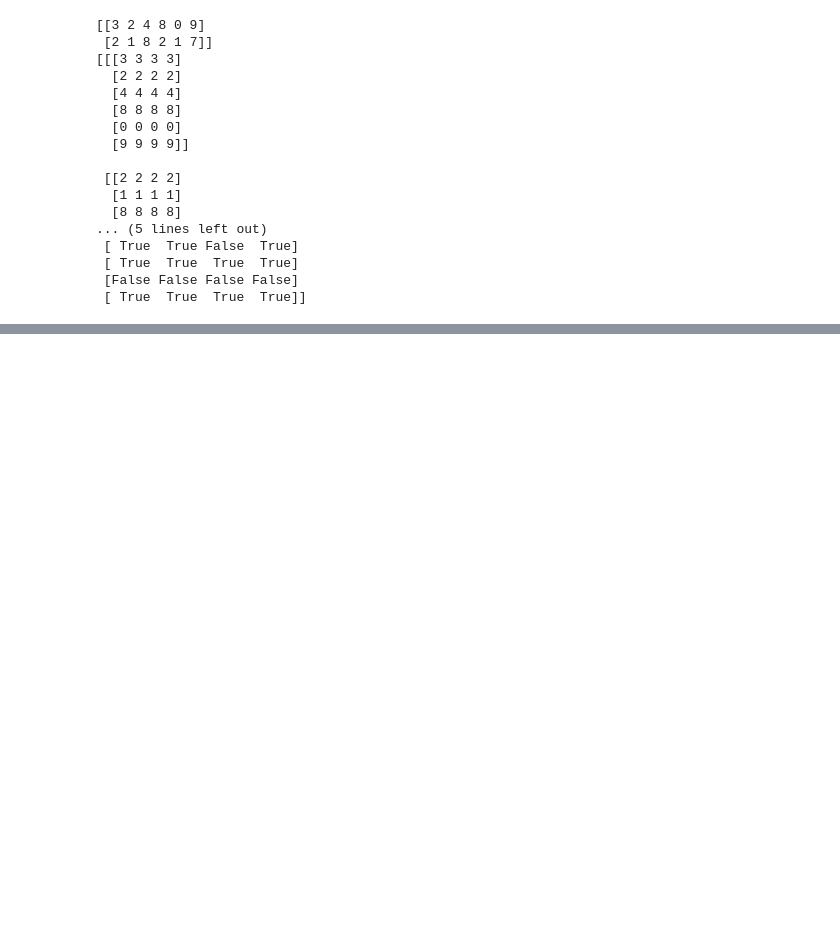
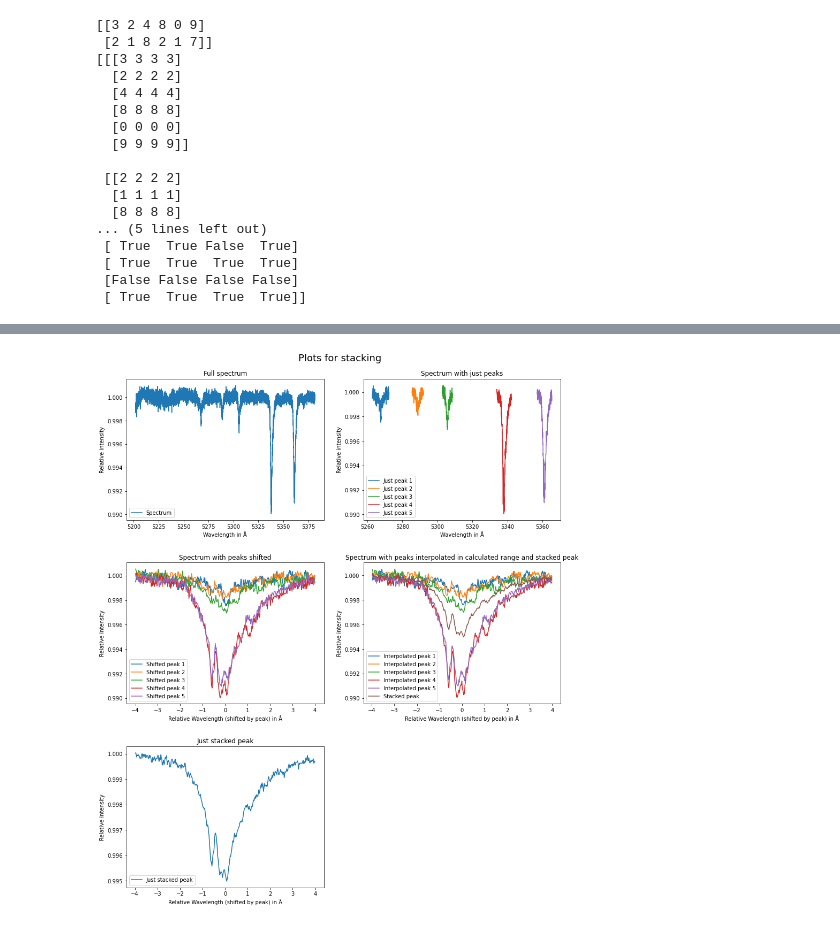
Before and after one commit to jancami/edibles, a Jupyter notebook: edibles/utils/Harshit/stackingFunctions.ipynb, the cells around one changed output, grey strips where cells are left out. Saved outputs shown, nothing was run; the diff lists cells and outputs as text; code cells hidden in the pictures; blank space fills up the shorter version.

```diff
--- a/edibles/utils/Harshit/stackingFunctions.ipynb
+++ b/edibles/utils/Harshit/stackingFunctions.ipynb
@@ -299,0 +440,4 @@ nonNormalisedLinearStacker(data5000, peakParam)
+# %%
+widthNormLinStacker(data5000, pPar)
+# %% [output]
+[figure, added]
```
Also changed, not shown: parts of 6 cells of this notebook, 4 other files.
